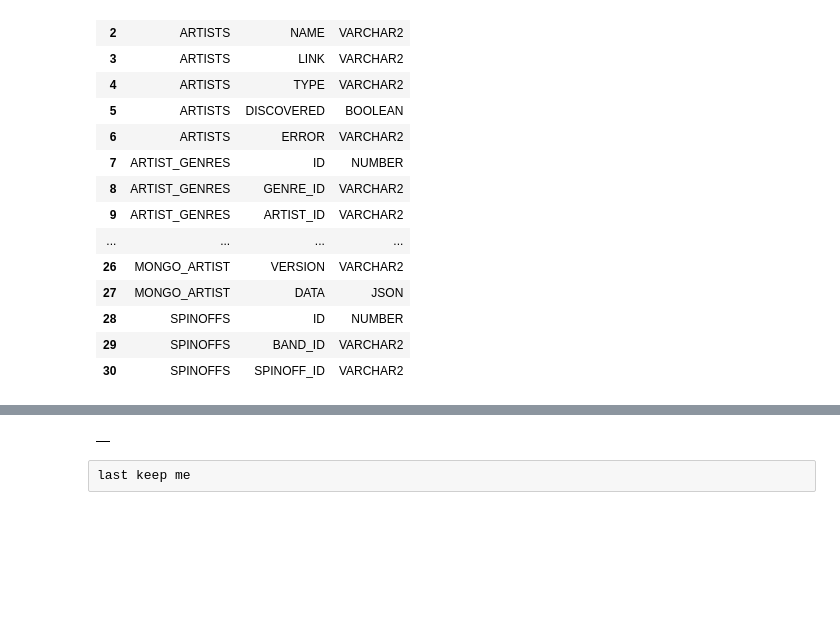
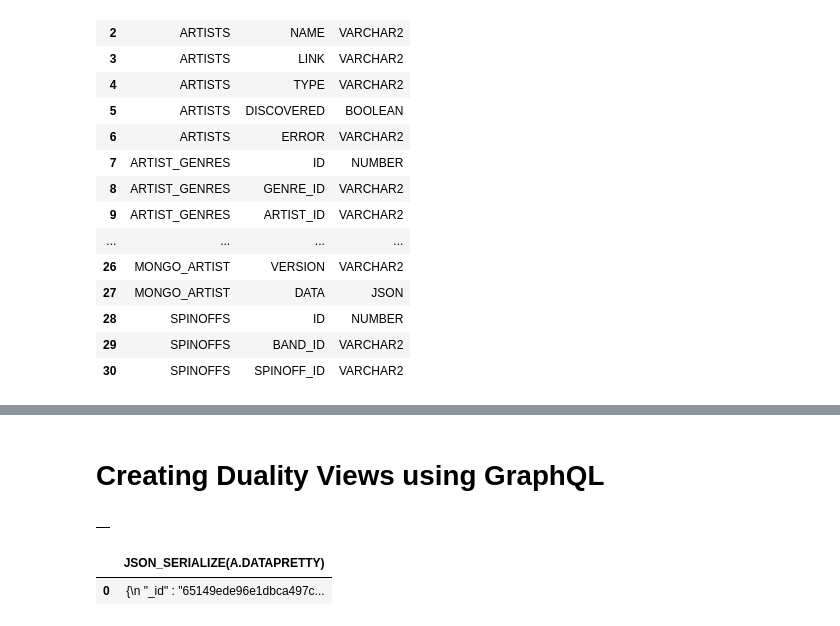
Before and after one commit to ludovicocaldara/wikipedia-musical-artists, a Jupyter notebook: source/test.ipynb, the cells around one changed output, grey strips where cells are left out. Saved outputs shown, nothing was run; the diff lists cells and outputs as text; code cells hidden in the pictures; blank space fills up the shorter version.

```diff
--- a/source/test.ipynb
+++ b/source/test.ipynb
@@ -238,3 +252,5 @@ select table_name, column_name, data_type from user_tab_columns order by table_n
+# %% [markdown]
+# Creating Duality Views using GraphQL
 # %%
 %%sql
 create or replace json relational duality view artist_short as
@@ -249,5 +265,9 @@ create or replace json relational duality view artist_short as
   }
 # %% [output]
 |  |
-# %% [raw]
-last keep me
+# %%
+%%sql
+select json_serialize (a.data pretty) from artist_short a where a.data.name='Kyuss'
+# %% [output]
+|  | JSON_SERIALIZE(A.DATAPRETTY) |
+| 0 | {\n "_id" : "65149ede96e1dbca497c... |
```
Also changed, not shown: parts of 10 cells of this notebook, 1 other file.
